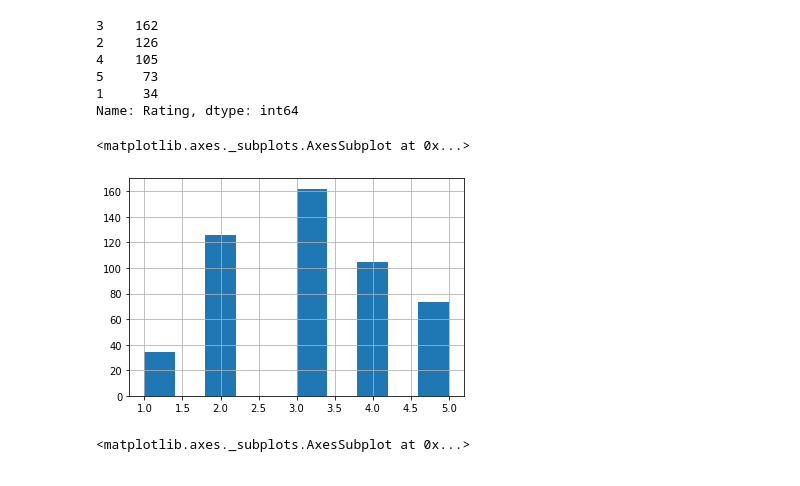
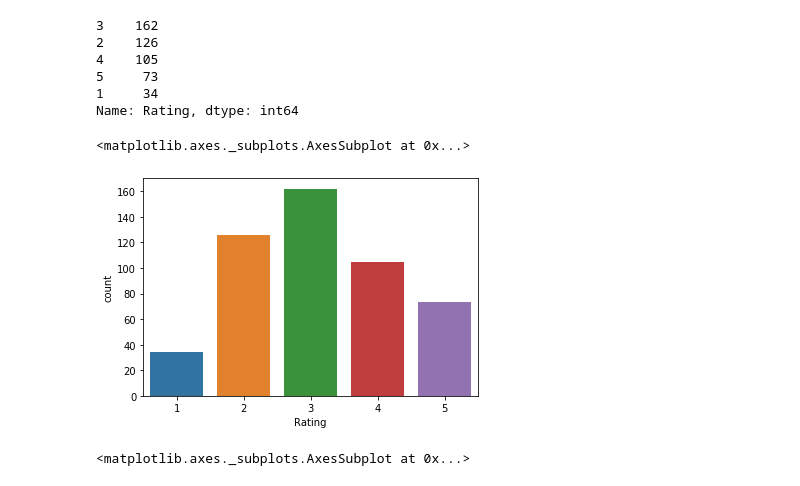
Before and after one commit to srikanthpragada/DS_18_MAY_2020, a Jupyter notebook: admission/admission.ipynb, the cells around one changed output. Cells and saved outputs as stored; diff of their text form; code cells hidden in the pictures.

```diff
--- a/admission/admission.ipynb
+++ b/admission/admission.ipynb
@@ -74,11 +74,11 @@ df['Rating'].value_counts()
 5     73
 1     34
 Name: Rating, dtype: int64
-# %%
-df['Rating'].hist()
-# %% [output]
-<matplotlib.axes._subplots.AxesSubplot at 0x...>
-[figure, removed]
+# %%
+sns.countplot(x="Rating", data = df)
+# %% [output]
+<matplotlib.axes._subplots.AxesSubplot at 0x...>
+[figure, added]
 # %%
 df['Gre'].hist()
 # %% [output]
```
Also changed, not shown: parts of 13 cells of this notebook.
